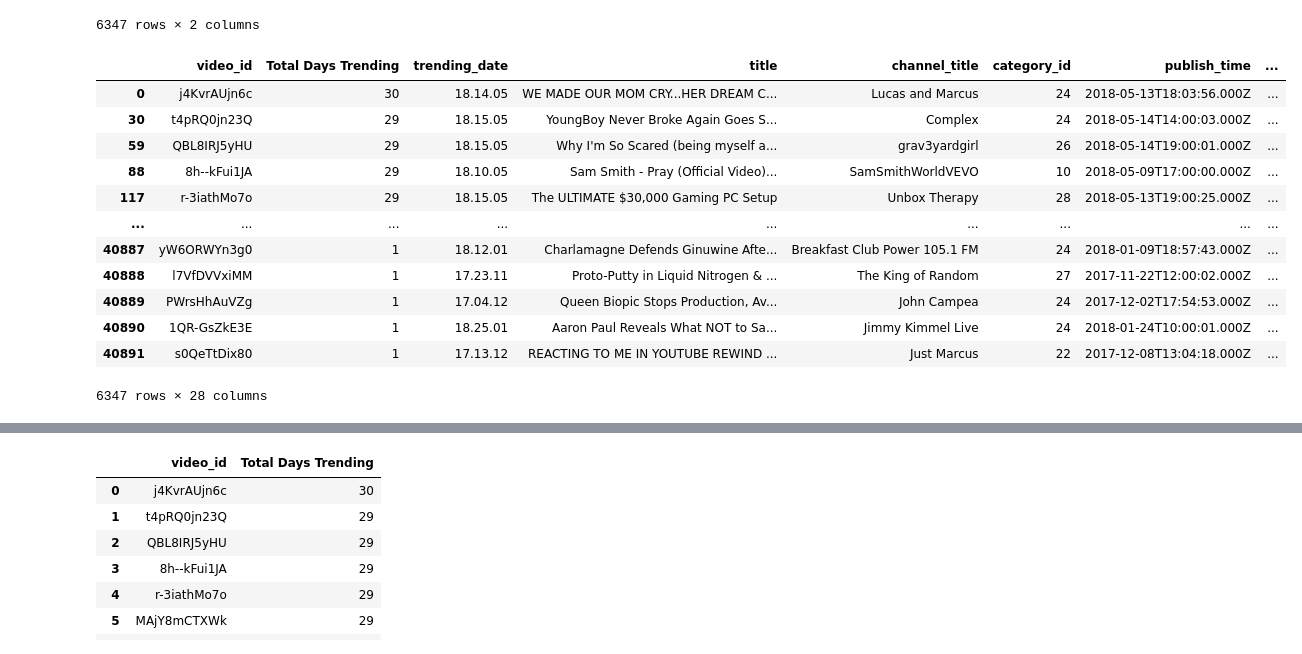
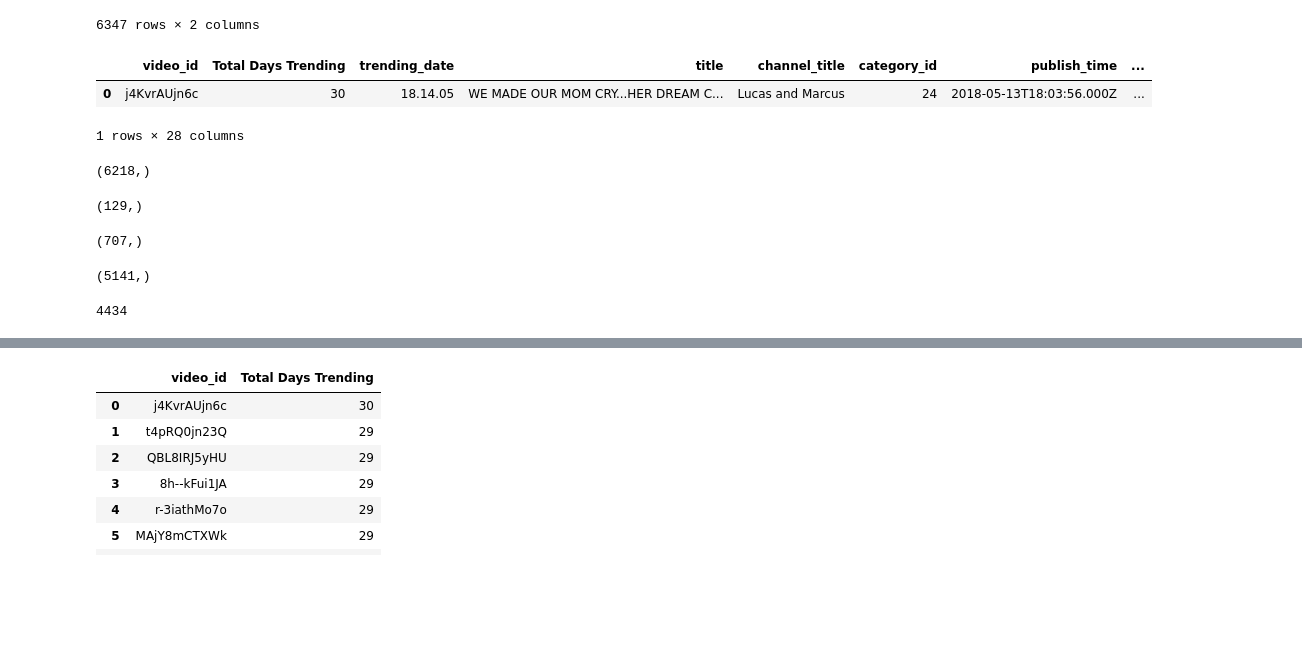
Before and after one commit to kimco2/project_1_misison_youtube, a Jupyter notebook: US_youtube_release_time_day.ipynb, the cells around one changed output, grey strips where cells are left out. Cells and saved outputs as stored; diff of their text form; code cells hidden in the pictures; blank space fills up the shorter version.

```diff
--- a/US_youtube_release_time_day.ipynb
+++ b/US_youtube_release_time_day.ipynb
@@ -77,18 +58,32 @@ video_frequency_df
 # %%
 video_id_publish_time_day_df = pd.merge(video_frequency_df,cleaned_us_data_df, how = "inner",on=["video_id"])
 video_id_publish_time_day_df = video_id_publish_time_day_df.groupby("video_id").head(1)
-video_id_publish_time_day_df
+video_id_publish_time_day_df.head(1)
 # %% [output]
 |  | video_id | Total Days Trending | trending_date | title | channel_title | category_id | publish_time | ... |
 | 0 | j4KvrAUjn6c | 30 | 18.14.05 | WE MADE OUR MOM CRY...HER DREAM C... | Lucas and Marcus | 24 | 2018-05-13T18:03:56.000Z | ... |
-| 30 | t4pRQ0jn23Q | 29 | 18.15.05 | YoungBoy Never Broke Again Goes S... | Complex | 24 | 2018-05-14T14:00:03.000Z | ... |
-| 59 | QBL8IRJ5yHU | 29 | 18.15.05 | Why I'm So Scared (being myself a... | grav3yardgirl | 26 | 2018-05-14T19:00:01.000Z | ... |
-| 88 | 8h--kFui1JA | 29 | 18.10.05 | Sam Smith - Pray (Official Video)... | SamSmithWorldVEVO | 10 | 2018-05-09T17:00:00.000Z | ... |
-| 117 | r-3iathMo7o | 29 | 18.15.05 | The ULTIMATE $30,000 Gaming PC Setup | Unbox Therapy | 28 | 2018-05-13T19:00:25.000Z | ... |
-| ... | ... | ... | ... | ... | ... | ... | ... | ... |
-| 40887 | yW6ORWYn3g0 | 1 | 18.12.01 | Charlamagne Defends Ginuwine Afte... | Breakfast Club Power 105.1 FM | 24 | 2018-01-09T18:57:43.000Z | ... |
-| 40888 | l7VfDVVxiMM | 1 | 17.23.11 | Proto-Putty in Liquid Nitrogen & ... | The King of Random | 27 | 2017-11-22T12:00:02.000Z | ... |
-| 40889 | PWrsHhAuVZg | 1 | 17.04.12 | Queen Biopic Stops Production, Av... | John Campea | 24 | 2017-12-02T17:54:53.000Z | ... |
-| 40890 | 1QR-GsZkE3E | 1 | 18.25.01 | Aaron Paul Reveals What NOT to Sa... | Jimmy Kimmel Live | 24 | 2018-01-24T10:00:01.000Z | ... |
-| 40891 | s0QeTtDix80 | 1 | 17.13.12 | REACTING TO ME IN YOUTUBE REWIND ... | Just Marcus | 22 | 2017-12-08T13:04:18.000Z | ... |
-6347 rows × 28 columns
+1 rows × 28 columns
+# %%
+video_trending_less_20_days_df = video_id_publish_time_day_df["Total Days Trending"].loc[video_id_publish_time_day_df["Total Days Trending"] < 20]
+video_trending_less_20_days_df.shape
+# %% [output]
+(6218,)
+# %%
+video_trending_greater_20_days_df = video_id_publish_time_day_df["Total Days Trending"].loc[video_id_publish_time_day_df["Total Days Trending"] >= 20]
+video_trending_greater_20_days_df.shape
+# %% [output]
+(129,)
+# %%
+video_trending_less_20_days_df = video_id_publish_time_day_df["Total Days Trending"].loc[video_id_publish_time_day_df["Total Days Trending"] == 1]
+video_trending_less_20_days_df.shape
+# %% [output]
+(707,)
+# %%
+video_trending_less_20_days_df = video_id_publish_time_day_df["Total Days Trending"].loc[video_id_publish_time_day_df["Total Days Trending"] <10]
+video_trending_less_20_days_df.shape
+# %% [output]
+(5141,)
+# %%
+5141-707
+# %% [output]
+4434
```
Also changed, not shown: parts of 89 cells of this notebook, 7 other files.
